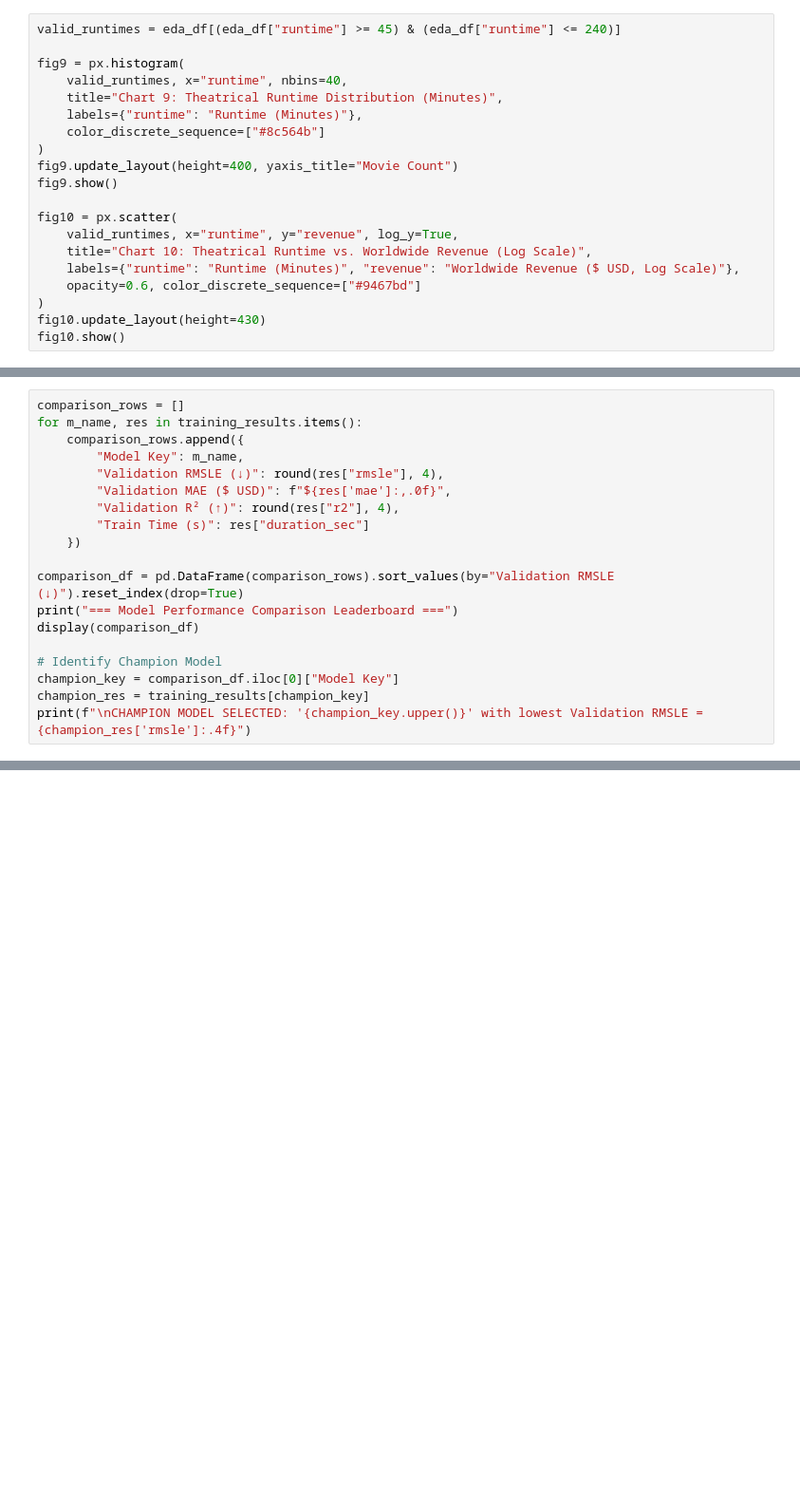
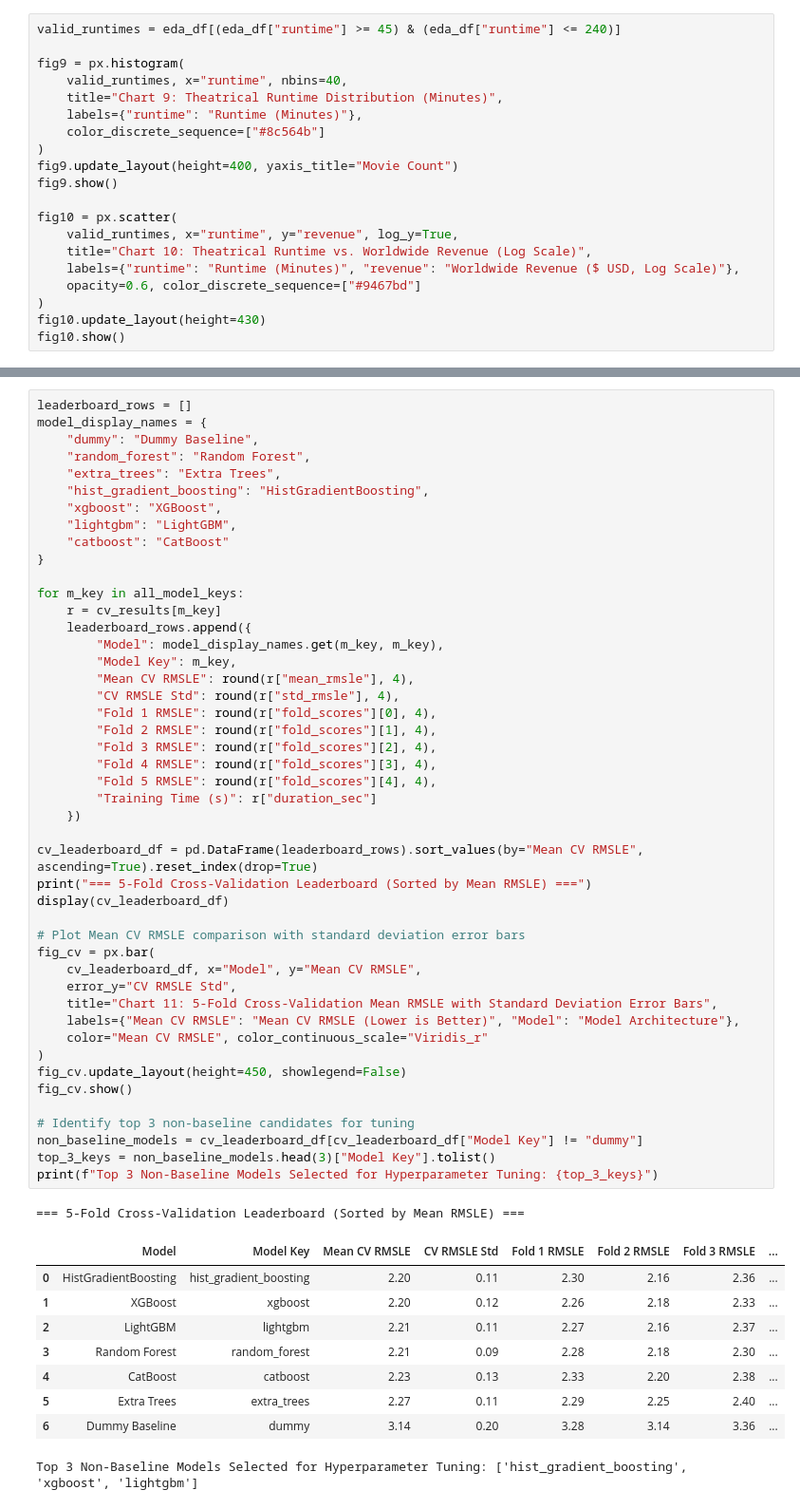
Before and after one commit to ArunodayGupta/IDSE_Project, a Jupyter notebook: notebooks/exploratory_analysis.ipynb, the cells around one changed output, grey strips where cells are left out. Shown at 95% size. Drawn from its saved outputs; the diff is of its cells as text; blank space fills up the shorter version.

```diff
--- a/notebooks/exploratory_analysis.ipynb
+++ b/notebooks/exploratory_analysis.ipynb
@@ -1291,19 +512,0 @@ We assemble the validation metrics into a comparison leaderboard and systematica
-# %%
-comparison_rows = []
-for m_name, res in training_results.items():
-    comparison_rows.append({
-        "Model Key": m_name,
-        "Validation RMSLE (↓)": round(res["rmsle"], 4),
-        "Validation MAE ($ USD)": f"${res['mae']:,.0f}",
-        "Validation R² (↑)": round(res["r2"], 4),
-        "Train Time (s)": res["duration_sec"]
-    })
-
-comparison_df = pd.DataFrame(comparison_rows).sort_values(by="Validation RMSLE (↓)").reset_index(drop=True)
-print("=== Model Performance Comparison Leaderboard ===")
-display(comparison_df)
-
-# Identify Champion Model
-champion_key = comparison_df.iloc[0]["Model Key"]
-champion_res = training_results[champion_key]
-print(f"\nCHAMPION MODEL SELECTED: '{champion_key.upper()}' with lowest Validation RMSLE = {champion_res['rmsle']:.4f}")
@@ -1619,0 +1129,57 @@ Model serialization and deserialization integrity confirmed.
+# %%
+leaderboard_rows = []
+model_display_names = {
+    "dummy": "Dummy Baseline",
+    "random_forest": "Random Forest",
+    "extra_trees": "Extra Trees",
+    "hist_gradient_boosting": "HistGradientBoosting",
+    "xgboost": "XGBoost",
+    "lightgbm": "LightGBM",
+    "catboost": "CatBoost"
+}
+
+for m_key in all_model_keys:
+    r = cv_results[m_key]
+    leaderboard_rows.append({
+        "Model": model_display_names.get(m_key, m_key),
+        "Model Key": m_key,
+        "Mean CV RMSLE": round(r["mean_rmsle"], 4),
+        "CV RMSLE Std": round(r["std_rmsle"], 4),
+        "Fold 1 RMSLE": round(r["fold_scores"][0], 4),
+        "Fold 2 RMSLE": round(r["fold_scores"][1], 4),
+        "Fold 3 RMSLE": round(r["fold_scores"][2], 4),
+        "Fold 4 RMSLE": round(r["fold_scores"][3], 4),
+        "Fold 5 RMSLE": round(r["fold_scores"][4], 4),
+        "Training Time (s)": r["duration_sec"]
+    })
+
+cv_leaderboard_df = pd.DataFrame(leaderboard_rows).sort_values(by="Mean CV RMSLE", ascending=True).reset_index(drop=True)
+print("=== 5-Fold Cross-Validation Leaderboard (Sorted by Mean RMSLE) ===")
+display(cv_leaderboard_df)
+
+# Plot Mean CV RMSLE comparison with standard deviation error bars
+fig_cv = px.bar(
+    cv_leaderboard_df, x="Model", y="Mean CV RMSLE",
+    error_y="CV RMSLE Std",
+    title="Chart 11: 5-Fold Cross-Validation Mean RMSLE with Standard Deviation Error Bars",
+    labels={"Mean CV RMSLE": "Mean CV RMSLE (Lower is Better)", "Model": "Model Architecture"},
+    color="Mean CV RMSLE", color_continuous_scale="Viridis_r"
+)
+fig_cv.update_layout(height=450, showlegend=False)
+fig_cv.show()
+
+# Identify top 3 non-baseline candidates for tuning
+non_baseline_models = cv_leaderboard_df[cv_leaderboard_df["Model Key"] != "dummy"]
+top_3_keys = non_baseline_models.head(3)["Model Key"].tolist()
+print(f"Top 3 Non-Baseline Models Selected for Hyperparameter Tuning: {top_3_keys}")
+# %% [output]
+=== 5-Fold Cross-Validation Leaderboard (Sorted by Mean RMSLE) ===
+|  | Model | Model Key | Mean CV RMSLE | CV RMSLE Std | Fold 1 RMSLE | Fold 2 RMSLE | Fold 3 RMSLE | ... |
+| 0 | HistGradientBoosting | hist_gradient_boosting | 2.20 | 0.11 | 2.30 | 2.16 | 2.36 | ... |
+| 1 | XGBoost | xgboost | 2.20 | 0.12 | 2.26 | 2.18 | 2.33 | ... |
+| 2 | LightGBM | lightgbm | 2.21 | 0.11 | 2.27 | 2.16 | 2.37 | ... |
+| 3 | Random Forest | random_forest | 2.21 | 0.09 | 2.28 | 2.18 | 2.30 | ... |
+| 4 | CatBoost | catboost | 2.23 | 0.13 | 2.33 | 2.20 | 2.38 | ... |
+| 5 | Extra Trees | extra_trees | 2.27 | 0.11 | 2.29 | 2.25 | 2.40 | ... |
+| 6 | Dummy Baseline | dummy | 3.14 | 0.20 | 3.28 | 3.14 | 3.36 | ... |
+Top 3 Non-Baseline Models Selected for Hyperparameter Tuning: ['hist_gradient_boosting', 'xgboost', 'lightgbm']
```
Also changed, not shown: parts of 61 cells of this notebook, 9 other files.
